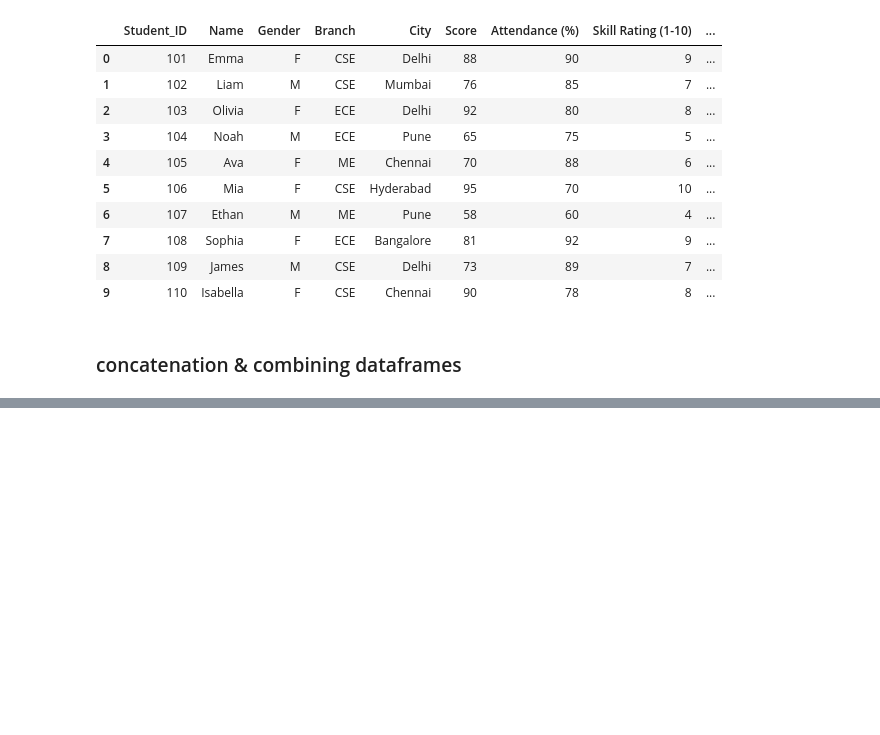
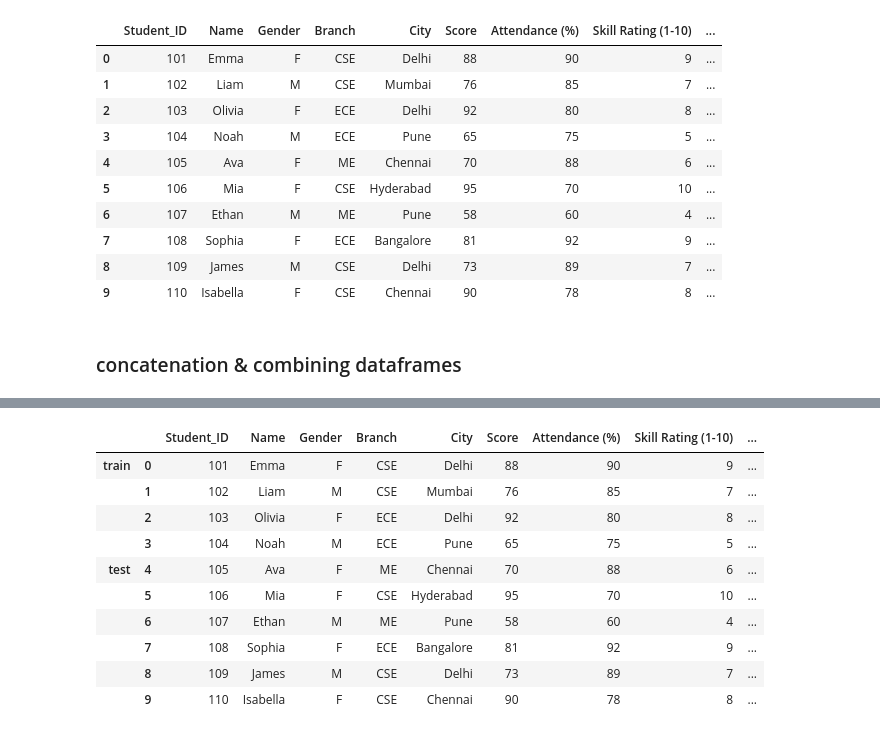
Before and after one commit to Thameempp/Data-analysis, a Jupyter notebook: Data_Handling/pandas.ipynb, the cells around one changed output, grey strips where cells are left out. Saved outputs shown, nothing was run; the diff lists cells and outputs as text; code cells hidden in the pictures; blank space fills up the shorter version.

Commit message:
updated with concatenation & combining dataframe examples

```diff
--- a/Data_Handling/pandas.ipynb
+++ b/Data_Handling/pandas.ipynb
@@ -935,0 +951,4 @@ df['city_score_std'] = df.groupby('City')['Score'].transform('std')
+# %%
+# row-wise concatenation
+df1 = df.iloc[:4]
+df2 = df.iloc[4:]
@@ -935,0 +1027,19 @@ df['city_score_std'] = df.groupby('City')['Score'].transform('std')
+# %%
+# add source labels
+combined = pd.concat(
+    [df1, df2],
+    keys=['train', 'test']
+)
+combined
+# %% [output]
+|  |  | Student_ID | Name | Gender | Branch | City | Score | Attendance (%) | Skill Rating (1-10) | ... |
+| train | 0 | 101 | Emma | F | CSE | Delhi | 88 | 90 | 9 | ... |
+|  | 1 | 102 | Liam | M | CSE | Mumbai | 76 | 85 | 7 | ... |
+|  | 2 | 103 | Olivia | F | ECE | Delhi | 92 | 80 | 8 | ... |
+|  | 3 | 104 | Noah | M | ECE | Pune | 65 | 75 | 5 | ... |
+| test | 4 | 105 | Ava | F | ME | Chennai | 70 | 88 | 6 | ... |
+|  | 5 | 106 | Mia | F | CSE | Hyderabad | 95 | 70 | 10 | ... |
+|  | 6 | 107 | Ethan | M | ME | Pune | 58 | 60 | 4 | ... |
+|  | 7 | 108 | Sophia | F | ECE | Bangalore | 81 | 92 | 9 | ... |
+|  | 8 | 109 | James | M | CSE | Delhi | 73 | 89 | 7 | ... |
+|  | 9 | 110 | Isabella | F | CSE | Chennai | 90 | 78 | 8 | ... |
```
Also changed, not shown: parts of 7 cells of this notebook, 1 other file.
